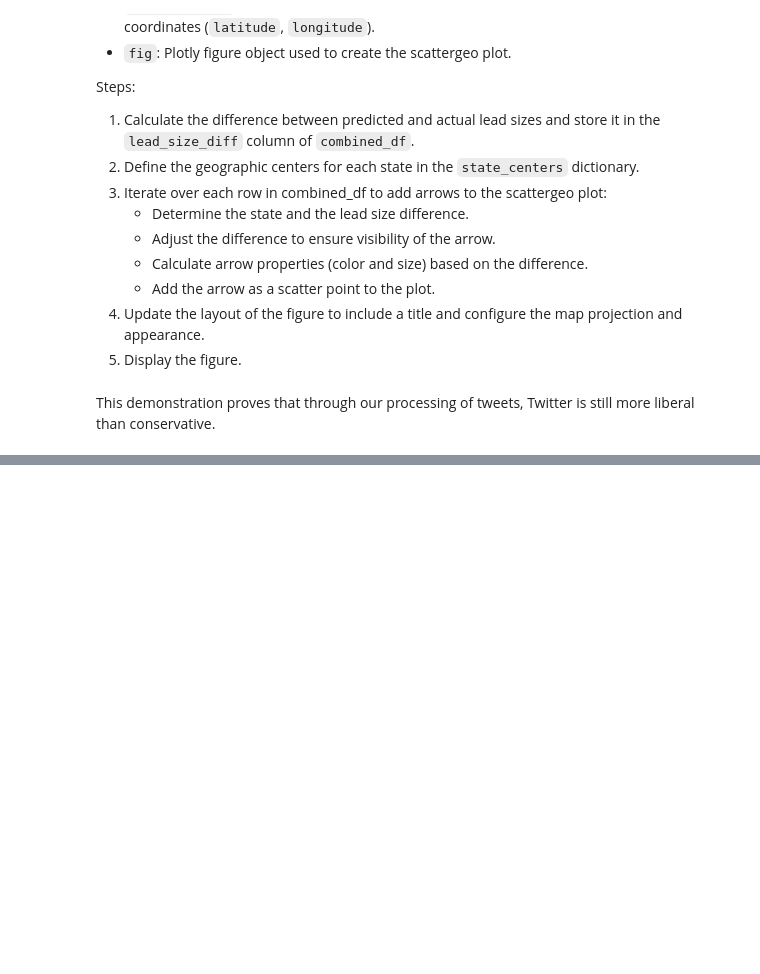
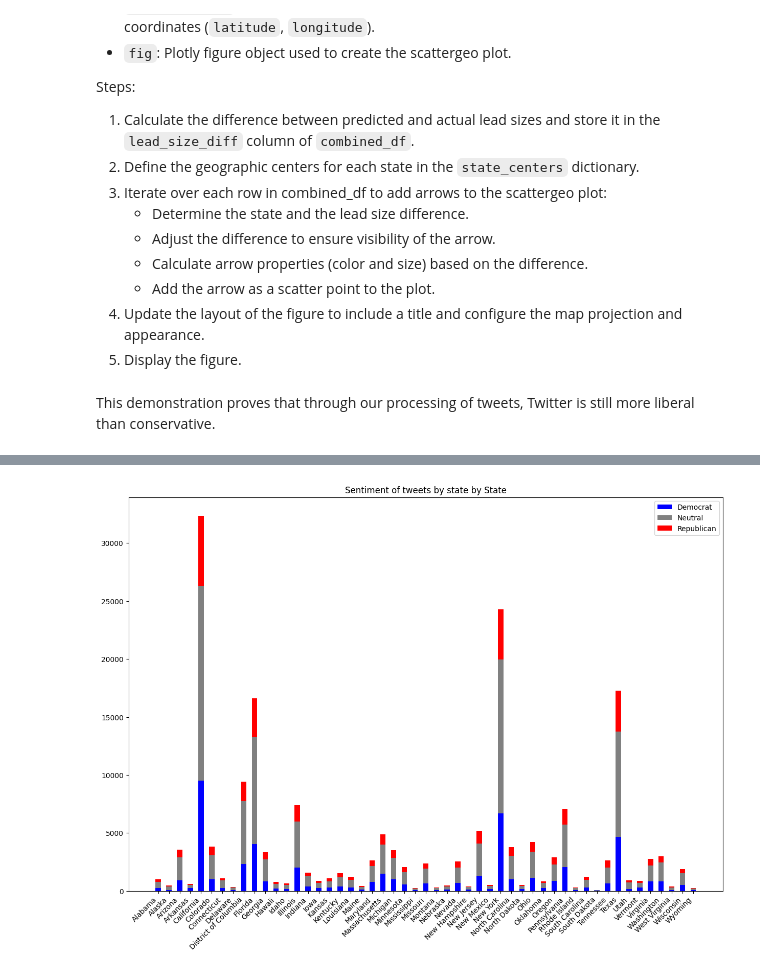
Before and after one commit to rh5rep/CTfDS, a Jupyter notebook: code.ipynb, the cells around one changed output, grey strips where cells are left out. Drawn from its saved outputs; the diff is of its cells as text; code cells hidden in the pictures; blank space fills up the shorter version.

```diff
--- a/code.ipynb
+++ b/code.ipynb
@@ -946,18 +915,21 @@ tweet_counts_per_state["state_code"] = tweet_counts_per_state["state"].map(
     state_abbreviations
 )
 
-sentiment_counts = (
+sentiment_counts_no_bias = (
     filtered_tweets.groupby(["state", "likely_party"]).size().unstack(fill_value=0)
 )
-sentiment_counts["total"] = sentiment_counts.sum(axis=1)
+sentiment_counts_no_bias["total"] = sentiment_counts_no_bias.sum(axis=1)
 
 # Calculate initial proportions
-sentiment_counts["democratic_proportion"] = sentiment_counts.get(1, 0) / (
-    sentiment_counts[1] + sentiment_counts[2]
+sentiment_counts_no_bias["democratic_proportion"] = sentiment_counts_no_bias.get(1, 0) / (
+    sentiment_counts_no_bias[1] + sentiment_counts_no_bias[2]
 )
-sentiment_counts["republican_proportion"] = sentiment_counts.get(2, 0) / (
-    sentiment_counts[1] + sentiment_counts[2]
+sentiment_counts_no_bias["republican_proportion"] = sentiment_counts_no_bias.get(2, 0) / (
+    sentiment_counts_no_bias[1] + sentiment_counts_no_bias[2]
 )
+
+sentiment_counts = sentiment_counts_no_bias.copy()
+
 
 total_democratic_tweets = sentiment_counts[1].sum()
 total_republican_tweets = sentiment_counts[2].sum()
@@ -995,7 +967,6 @@ tweet_counts_per_state = tweet_counts_per_state.merge(
 min_dem_prop = tweet_counts_per_state["democratic_proportion"].min()
 max_dem_prop = tweet_counts_per_state["democratic_proportion"].max()
 mid_point = (min_dem_prop + max_dem_prop) / 2
-
 # Create the choropleth map with discrete color steps
 fig = px.choropleth(
     tweet_counts_per_state,
@@ -1574,0 +1610,22 @@ FileNotFoundError: [Errno 2] No such file or directory: 'filtered_tweets_nlp.pkl
+# %%
+dict_for_bar = { "Democrat": np.array([]),"Neutral": np.array([]), "Republican": np.array([])}
+states = []
+for i in sentiment_counts_no_bias.iterrows():
+    dict_for_bar["Democrat"] = np.append(dict_for_bar["Democrat"], i[1][1])
+    dict_for_bar["Neutral"] =np.append(dict_for_bar["Neutral"], i[1][0])
+    dict_for_bar["Republican"] = np.append(dict_for_bar["Republican"], i[1][2])
+    states.append(i[0])
+
+dict_colors = {"Neutral": "grey", "Democrat": "blue", "Republican": "red"}
+fig, ax = plt.subplots(figsize=(15, 10))
+bottom = np.zeros(len(states))
+for label,count in dict_for_bar.items():
+    p = ax.bar(states, count, width=0.5, label=label, bottom=bottom, color =dict_colors[label])
+    bottom += count
+
+ax.set_title("Sentiment of tweets by state by State")
+ax.legend(loc="upper right")
+plt.xticks(rotation=45, ha='right')
+plt.show()
+# %% [output]
+[figure, added]
```
Also changed, not shown: parts of 13 cells of this notebook.
